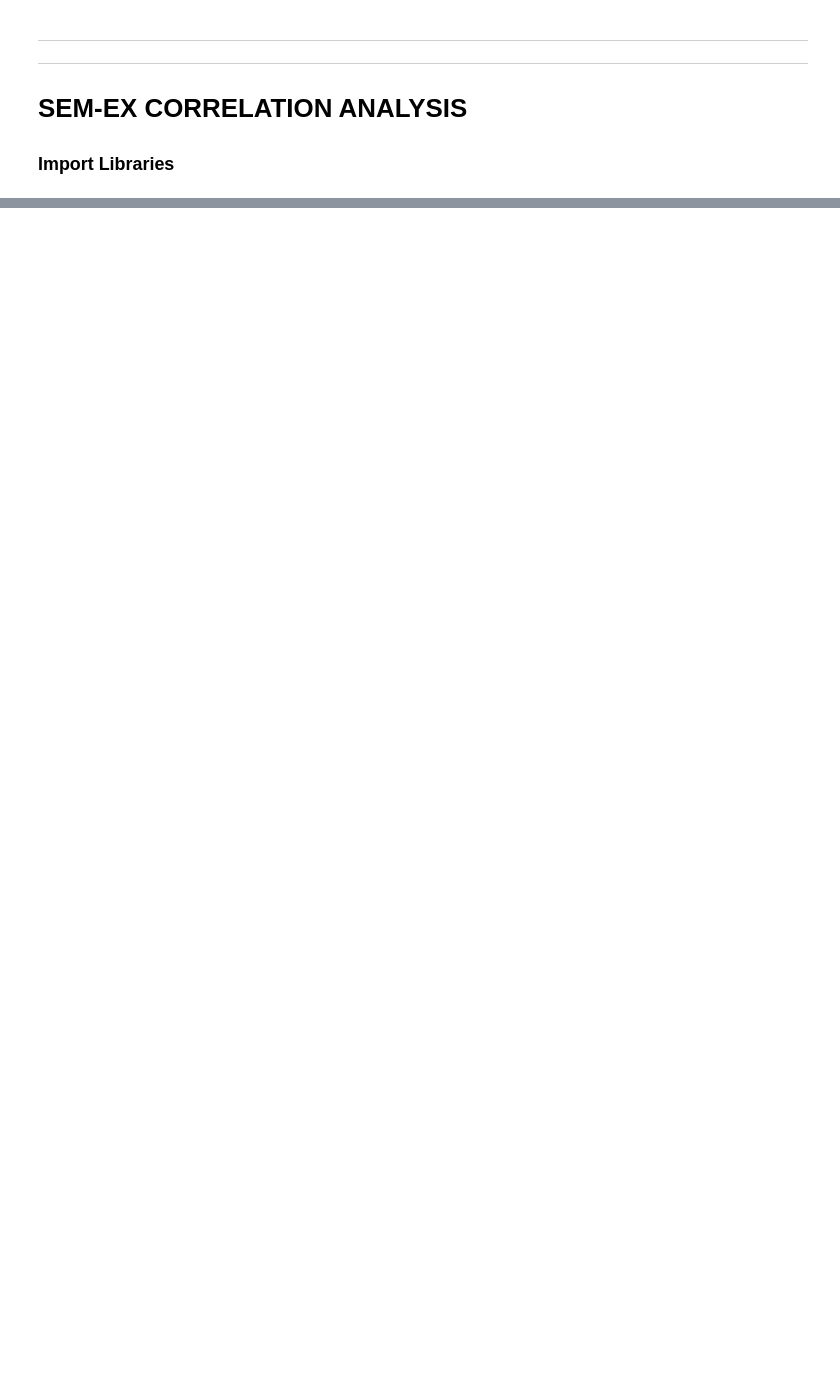
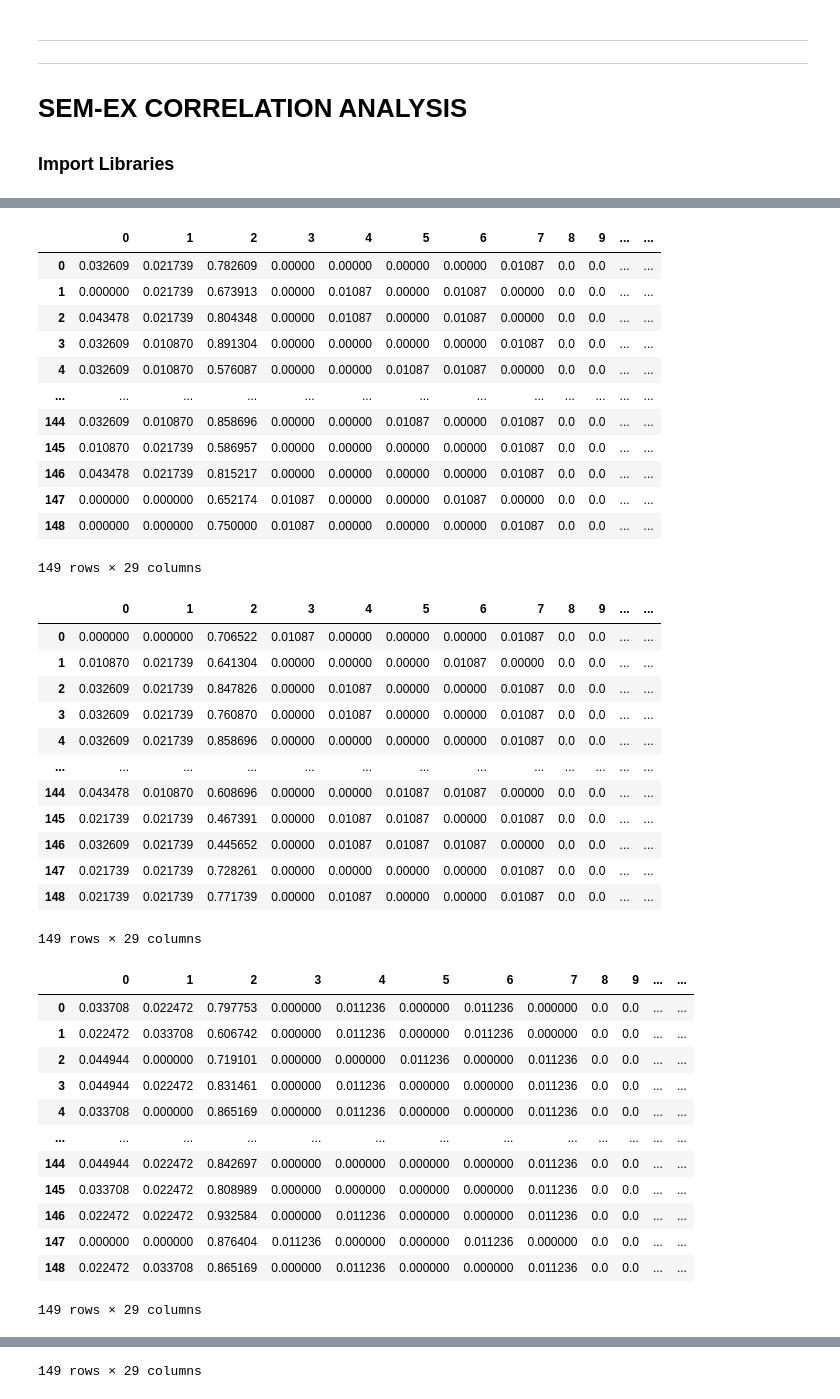
Before and after one commit to fruffini/Deep_clustering_SEM-EX, a Jupyter notebook: src/models/Clustering_Correlation_Analysis/src/notebooks/Correlation_Analysis_ML.ipynb, the cells around one changed output, grey strips where cells are left out. Saved outputs shown, nothing was run; the diff lists cells and outputs as text; code cells hidden in the pictures; blank space fills up the shorter version.

```diff
--- a/src/models/Clustering_Correlation_Analysis/src/notebooks/Correlation_Analysis_ML.ipynb
+++ b/src/models/Clustering_Correlation_Analysis/src/notebooks/Correlation_Analysis_ML.ipynb
@@ -313,0 +106,76 @@ plot_confusion_matrix(cm, classes = ['censored - 1', 'not censored - 0'],
+# %%
+from sklearn.metrics import accuracy_score
+from sklearn.utils import resample
+from sklearn.preprocessing import normalize
+# Bootstrap
+#Lets run Bootstrap
+X_bootstrap = X.copy(deep=True)
+X_bootstrap = pd.concat( [X_bootstrap, Y], axis=1)
+X_values = X_bootstrap.values
+
+n_size = int(len(X) * size_perc)
+Accuracies_bootstrap = dict()
+for i in range(n_iterations):
+
+    # Prepare train & test sets
+    train = resample(X_values, n_samples = n_size) #Sampling with replacement..whichever is not used in training data will be used in test data
+    maximum_train =  train[:,:-1].max()
+    minimum_train = train[:,:-1].min()
+    train[:,:-1] = (train[:,:-1] - minimum_train) / (maximum_train - minimum_train)
+    # Test Fold:
+    train_ = pd.DataFrame(train[:,:-1])
+    train_.drop_duplicates(keep='first')
+    display(train_)
+
+    test = np.array([x for x in X_values if x.tolist() not in train.tolist()]) #picking rest of the data not considered in training sample
+    test[:,:-1] = (test[:,:-1] - minimum_train) / (maximum_train - minimum_train)
+    # Fit model
+    model = RandomForestClassifier(random_state=random_state)
+    model.fit(train[:,:-1], train[:,-1]) #model.fit(X_train,y_train) i.e model.fit(train set, train label as it is a classifier)
+
+    #evaluate model
+    predictions = model.predict(test[:,:-1]) #model.predict(X_test)
+    Accuracies_bootstrap[i] = accuracy_score(test[:,-1], predictions) #accuracy_score(y_test, y_pred)
+
+# Printing the Accuracy
+print(f"The accuracy of the model is:  { np.mean(list(Accuracies_bootstrap.values()))*100} +/- {np.std(list(Accuracies_bootstrap.values()))} %")
+# %% [output]
+|  | 0 | 1 | 2 | 3 | 4 | 5 | 6 | 7 | 8 | 9 | ... | ... |
+| 0 | 0.032609 | 0.021739 | 0.782609 | 0.00000 | 0.00000 | 0.00000 | 0.00000 | 0.01087 | 0.0 | 0.0 | ... | ... |
+| 1 | 0.000000 | 0.021739 | 0.673913 | 0.00000 | 0.01087 | 0.00000 | 0.01087 | 0.00000 | 0.0 | 0.0 | ... | ... |
+| 2 | 0.043478 | 0.021739 | 0.804348 | 0.00000 | 0.01087 | 0.00000 | 0.01087 | 0.00000 | 0.0 | 0.0 | ... | ... |
+| 3 | 0.032609 | 0.010870 | 0.891304 | 0.00000 | 0.00000 | 0.00000 | 0.00000 | 0.01087 | 0.0 | 0.0 | ... | ... |
+| 4 | 0.032609 | 0.010870 | 0.576087 | 0.00000 | 0.00000 | 0.01087 | 0.01087 | 0.00000 | 0.0 | 0.0 | ... | ... |
+| ... | ... | ... | ... | ... | ... | ... | ... | ... | ... | ... | ... | ... |
+| 144 | 0.032609 | 0.010870 | 0.858696 | 0.00000 | 0.00000 | 0.01087 | 0.00000 | 0.01087 | 0.0 | 0.0 | ... | ... |
+| 145 | 0.010870 | 0.021739 | 0.586957 | 0.00000 | 0.00000 | 0.00000 | 0.00000 | 0.01087 | 0.0 | 0.0 | ... | ... |
+| 146 | 0.043478 | 0.021739 | 0.815217 | 0.00000 | 0.00000 | 0.00000 | 0.00000 | 0.01087 | 0.0 | 0.0 | ... | ... |
+| 147 | 0.000000 | 0.000000 | 0.652174 | 0.01087 | 0.00000 | 0.00000 | 0.01087 | 0.00000 | 0.0 | 0.0 | ... | ... |
+| 148 | 0.000000 | 0.000000 | 0.750000 | 0.01087 | 0.00000 | 0.00000 | 0.00000 | 0.01087 | 0.0 | 0.0 | ... | ... |
+149 rows × 29 columns
+|  | 0 | 1 | 2 | 3 | 4 | 5 | 6 | 7 | 8 | 9 | ... | ... |
+| 0 | 0.000000 | 0.000000 | 0.706522 | 0.01087 | 0.00000 | 0.00000 | 0.00000 | 0.01087 | 0.0 | 0.0 | ... | ... |
+| 1 | 0.010870 | 0.021739 | 0.641304 | 0.00000 | 0.00000 | 0.00000 | 0.01087 | 0.00000 | 0.0 | 0.0 | ... | ... |
+| 2 | 0.032609 | 0.021739 | 0.847826 | 0.00000 | 0.01087 | 0.00000 | 0.00000 | 0.01087 | 0.0 | 0.0 | ... | ... |
+| 3 | 0.032609 | 0.021739 | 0.760870 | 0.00000 | 0.01087 | 0.00000 | 0.00000 | 0.01087 | 0.0 | 0.0 | ... | ... |
+| 4 | 0.032609 | 0.021739 | 0.858696 | 0.00000 | 0.00000 | 0.00000 | 0.00000 | 0.01087 | 0.0 | 0.0 | ... | ... |
+| ... | ... | ... | ... | ... | ... | ... | ... | ... | ... | ... | ... | ... |
+| 144 | 0.043478 | 0.010870 | 0.608696 | 0.00000 | 0.00000 | 0.01087 | 0.01087 | 0.00000 | 0.0 | 0.0 | ... | ... |
+| 145 | 0.021739 | 0.021739 | 0.467391 | 0.00000 | 0.01087 | 0.01087 | 0.00000 | 0.01087 | 0.0 | 0.0 | ... | ... |
+| 146 | 0.032609 | 0.021739 | 0.445652 | 0.00000 | 0.01087 | 0.01087 | 0.01087 | 0.00000 | 0.0 | 0.0 | ... | ... |
+| 147 | 0.021739 | 0.021739 | 0.728261 | 0.00000 | 0.00000 | 0.00000 | 0.00000 | 0.01087 | 0.0 | 0.0 | ... | ... |
+| 148 | 0.021739 | 0.021739 | 0.771739 | 0.00000 | 0.01087 | 0.00000 | 0.00000 | 0.01087 | 0.0 | 0.0 | ... | ... |
+149 rows × 29 columns
+|  | 0 | 1 | 2 | 3 | 4 | 5 | 6 | 7 | 8 | 9 | ... | ... |
+| 0 | 0.033708 | 0.022472 | 0.797753 | 0.000000 | 0.011236 | 0.000000 | 0.011236 | 0.000000 | 0.0 | 0.0 | ... | ... |
+| 1 | 0.022472 | 0.033708 | 0.606742 | 0.000000 | 0.011236 | 0.000000 | 0.011236 | 0.000000 | 0.0 | 0.0 | ... | ... |
+| 2 | 0.044944 | 0.000000 | 0.719101 | 0.000000 | 0.000000 | 0.011236 | 0.000000 | 0.011236 | 0.0 | 0.0 | ... | ... |
+| 3 | 0.044944 | 0.022472 | 0.831461 | 0.000000 | 0.011236 | 0.000000 | 0.000000 | 0.011236 | 0.0 | 0.0 | ... | ... |
+| 4 | 0.033708 | 0.000000 | 0.865169 | 0.000000 | 0.011236 | 0.000000 | 0.000000 | 0.011236 | 0.0 | 0.0 | ... | ... |
+| ... | ... | ... | ... | ... | ... | ... | ... | ... | ... | ... | ... | ... |
+| 144 | 0.044944 | 0.022472 | 0.842697 | 0.000000 | 0.000000 | 0.000000 | 0.000000 | 0.011236 | 0.0 | 0.0 | ... | ... |
+| 145 | 0.033708 | 0.022472 | 0.808989 | 0.000000 | 0.000000 | 0.000000 | 0.000000 | 0.011236 | 0.0 | 0.0 | ... | ... |
+| 146 | 0.022472 | 0.022472 | 0.932584 | 0.000000 | 0.011236 | 0.000000 | 0.000000 | 0.011236 | 0.0 | 0.0 | ... | ... |
+| 147 | 0.000000 | 0.000000 | 0.876404 | 0.011236 | 0.000000 | 0.000000 | 0.011236 | 0.000000 | 0.0 | 0.0 | ... | ... |
+| 148 | 0.022472 | 0.033708 | 0.865169 | 0.000000 | 0.011236 | 0.000000 | 0.000000 | 0.011236 | 0.0 | 0.0 | ... | ... |
+149 rows × 29 columns
@@ -313,0 +194 @@ plot_confusion_matrix(cm, classes = ['censored - 1', 'not censored - 0'],
+149 rows × 29 columns
```
Also changed, not shown: parts of 42 cells of this notebook, 11 other files.
